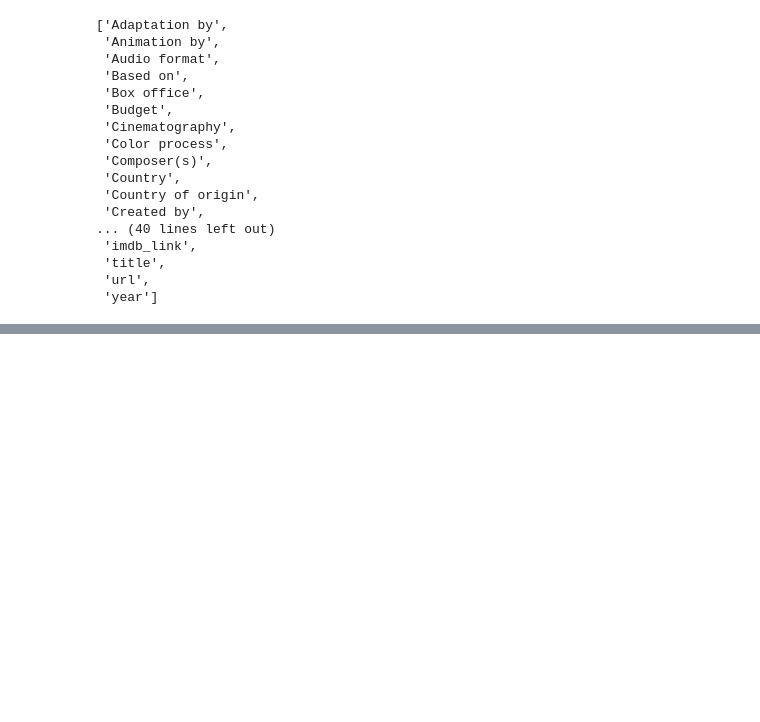
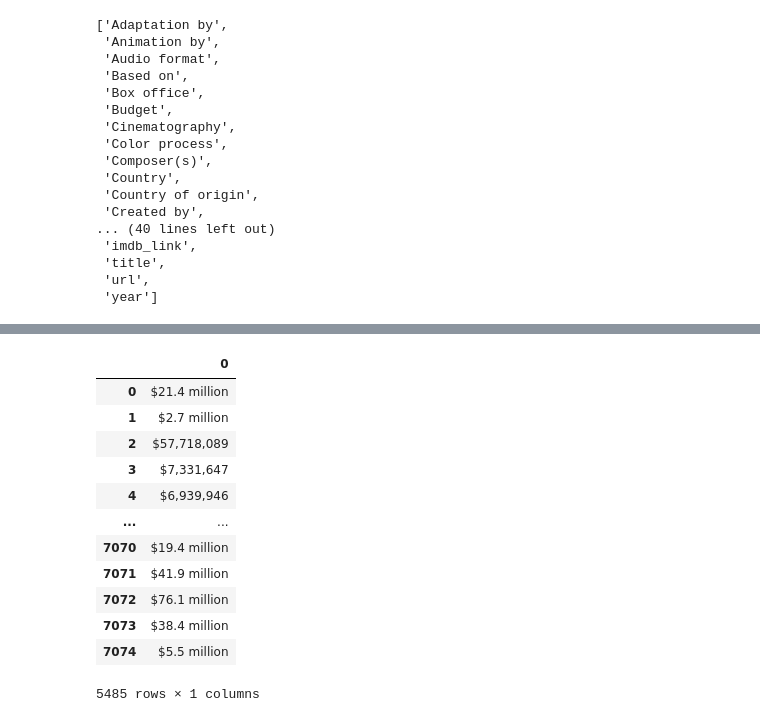
Before and after one commit to tylersojka/Movies-ETL, a Jupyter notebook: wiki_kaggle_extract.ipynb, the cells around one changed output, grey strips where cells are left out. Saved outputs shown, nothing was run; the diff lists cells and outputs as text; code cells hidden in the pictures; blank space fills up the shorter version.

```diff
--- a/wiki_kaggle_extract.ipynb
+++ b/wiki_kaggle_extract.ipynb
@@ -250,0 +388,5 @@ sorted(wiki_movies_df.columns.tolist())
+# %%
+# set the colums to keep to a variable
+wiki_columns_to_keep = [column for column in wiki_movies_df.columns if wiki_movies_df[column].isnull().sum() < len(wiki_movies_df) * 0.9]
+# make a df with those columns
+wiki_movies_df = wiki_movies_df[wiki_columns_to_keep]
@@ -250,0 +414,3 @@ sorted(wiki_movies_df.columns.tolist())
+# %%
+# make a data series that has no nan in box office
+box_office = wiki_movies_df['Box office'].dropna()
@@ -250,0 +454,3 @@ sorted(wiki_movies_df.columns.tolist())
+# %%
+# join all the lists into strings using a lambda function
+box_office = box_office.apply(lambda x: ' '.join(x) if type(x) == list else x)
@@ -250,0 +534,27 @@ sorted(wiki_movies_df.columns.tolist())
+# %%
+# adjust the forms to capture more values:
+# Some values have spaces in between the dollar sign and the number. -- add \s after \$ in form one
+# Some values use a period as a thousands separator, not a comma. -- add \. to the comma seperator section :, => :[,\.]         and also we dont want to capture 1.234 billion so we need a negative lookahead group, add (?!\s[mb]illion) to end
+# Some values are given as a range. -- search for string that starts with $ and ends with - replace with just $
+box_office = box_office.str.replace(r'\$.*[-—–](?![a-z])', '$', regex=True)
+
+# "Million" is sometimes misspelled as "millon." -- make the i in illion optional with ?
+form_one = r'\$\s*\d+\.?\d*\s*[mb]ill?i?on'
+form_two = r'\$\s*\d{1,3}(?:[,\.]\d{3})+(?!\s[mb]il?li?on)'
+# %%
+# extract just the matching regular expression string values
+box_office.str.extract(f'({form_one}|{form_two})')
+# %% [output]
+|  | 0 |
+| 0 | $21.4 million |
+| 1 | $2.7 million |
+| 2 | $57,718,089 |
+| 3 | $7,331,647 |
+| 4 | $6,939,946 |
+| ... | ... |
+| 7070 | $19.4 million |
+| 7071 | $41.9 million |
+| 7072 | $76.1 million |
+| 7073 | $38.4 million |
+| 7074 | $5.5 million |
+5485 rows × 1 columns
```
Also changed, not shown: parts of 71 cells of this notebook.
